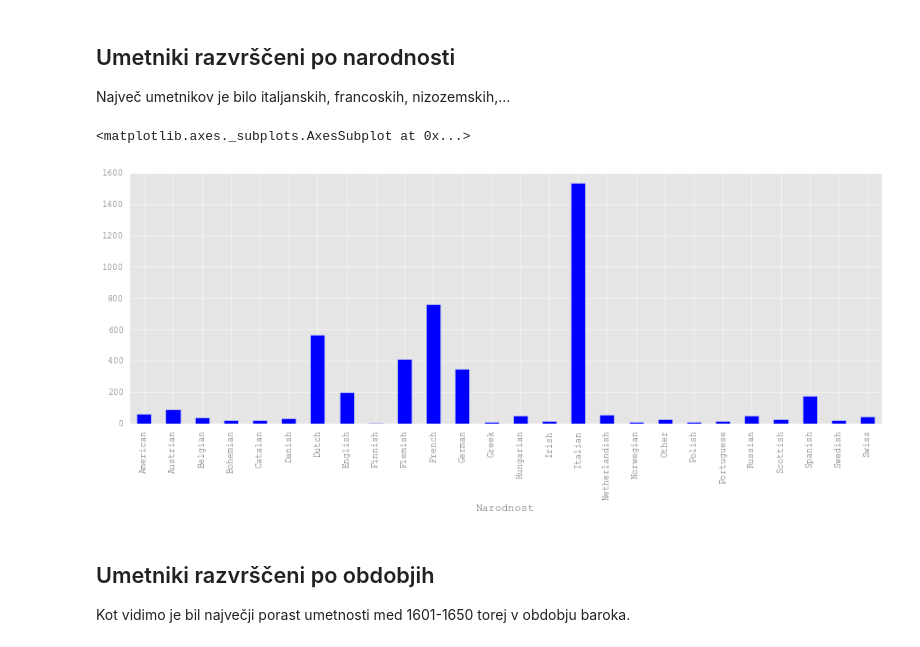
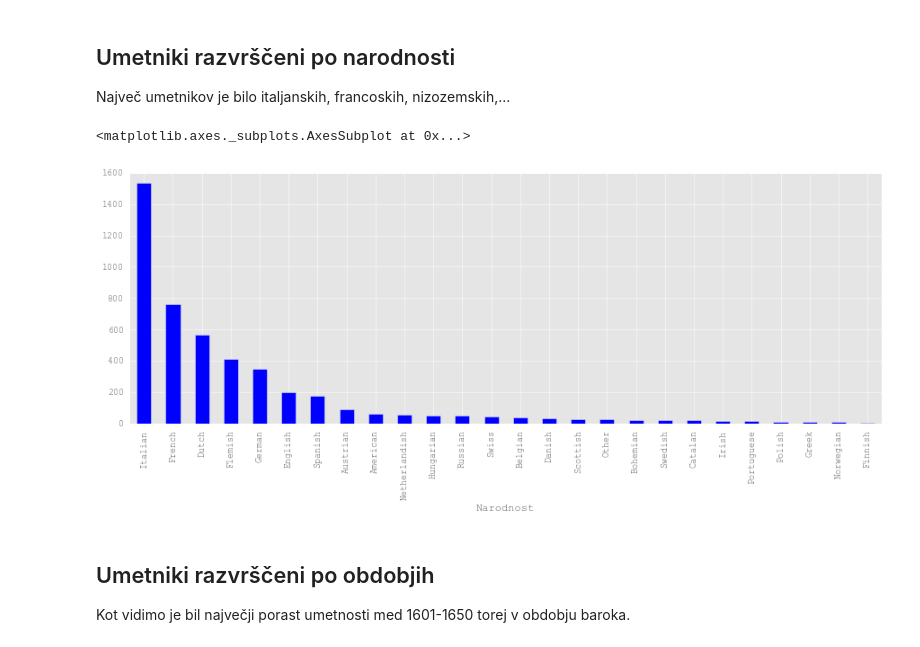
Before and after one commit to urosrac/Slikarji, a Jupyter notebook: Slikarji_7.ipynb, the cells around one changed output. Cells and saved outputs as stored; diff of their text form; code cells hidden in the pictures.

```diff
--- a/Slikarji_7.ipynb
+++ b/Slikarji_7.ipynb
@@ -56,11 +56,11 @@ slikarji
 ## Umetniki razvrščeni po narodnosti
 Največ umetnikov je bilo italjanskih, francoskih, nizozemskih,...
 # %%
-slikarji_po_narodnosti = slikarji.groupby('Narodnost').size()
+slikarji_po_narodnosti = slikarji.groupby('Narodnost').size().sort_values(ascending=False)
 slikarji_po_narodnosti.plot(color='b',kind='bar')
 # %% [output]
 <matplotlib.axes._subplots.AxesSubplot at 0x...>
-[figure, old version]
+[figure, new version]
 # %% [markdown]
 ## Umetniki razvrščeni po obdobjih
 Kot vidimo je bil največji porast umetnosti med 1601-1650 torej v obdobju baroka.
```
Also changed, not shown: parts of 21 cells of this notebook.
